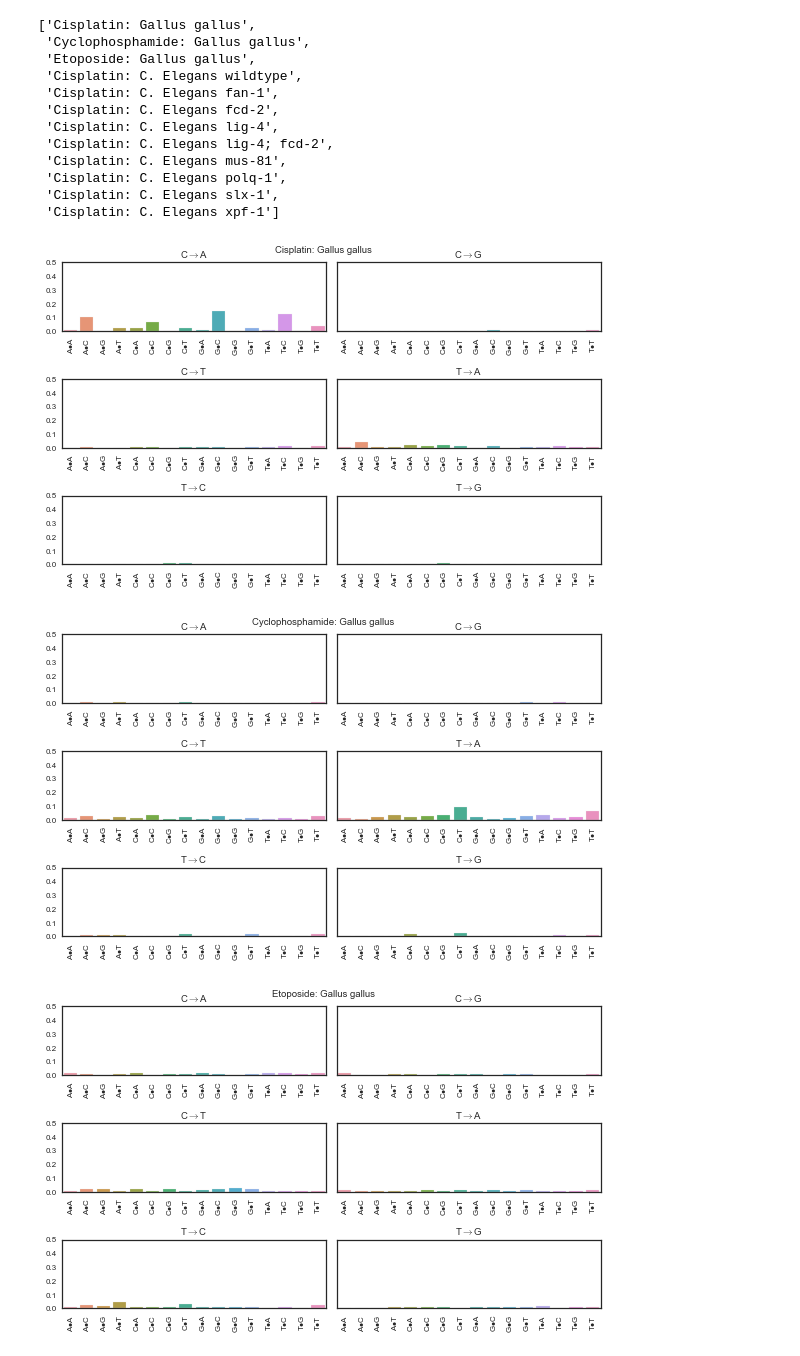
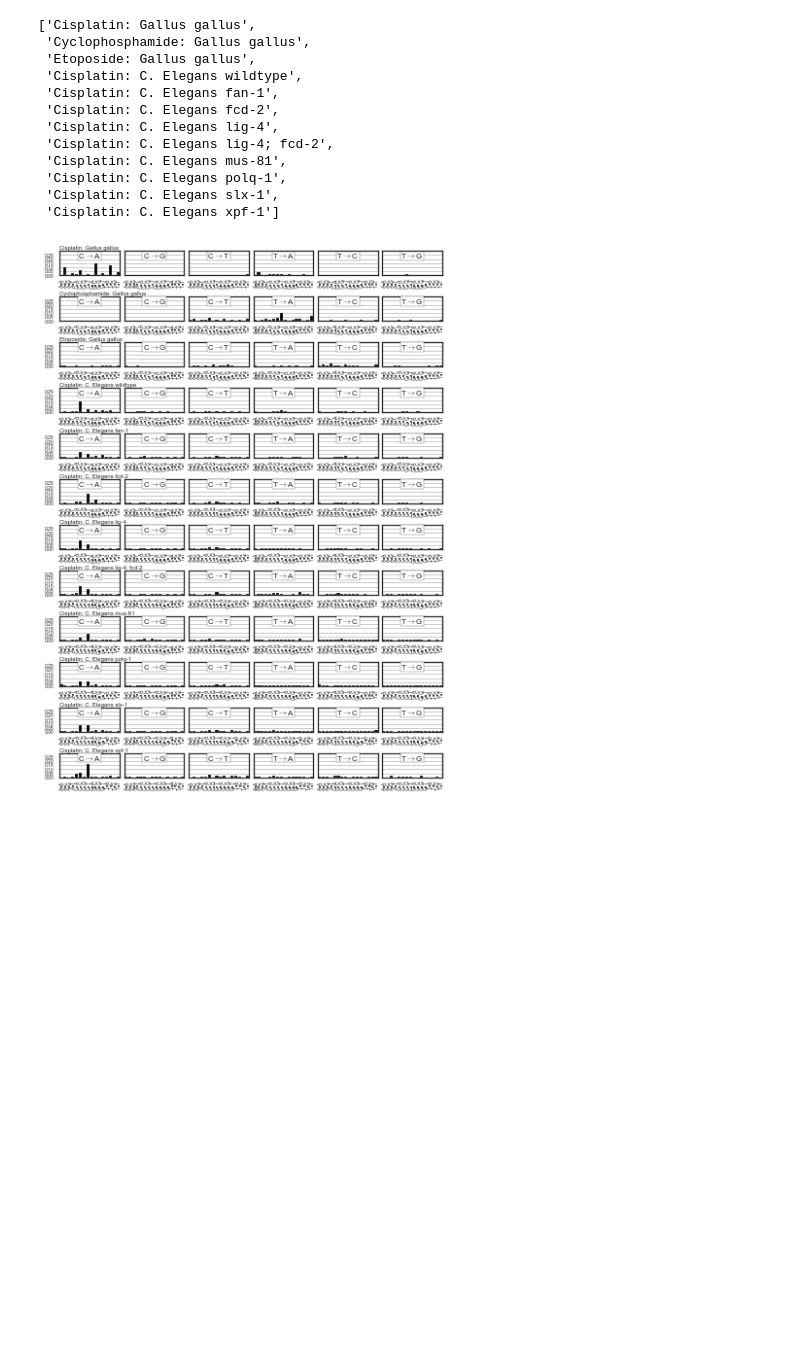
Before and after one commit to hammerlab/paper-aocs-chemo-neoantigens, a Jupyter notebook: notebooks/plot extracted signatures.ipynb, the cells around one changed output. Saved outputs shown, nothing was run; the diff lists cells and outputs as text; code cells hidden in the pictures; blank space fills up the shorter version.

```diff
--- a/notebooks/plot extracted signatures.ipynb
+++ b/notebooks/plot extracted signatures.ipynb
@@ -44,7 +44,6 @@ import pyfaidx
 Couldn't import dot_parser, loading of dot files will not be possible.
 Using Theano backend.
 # %%
-df = pandas.read_csv("../data/all_signatures.csv", index_col="Somatic Mutation Type")
-df["Somatic Mutation Type"] = df.index
+df = pandas.read_csv("../data/all_signatures.csv", index_col=0).T
 df
 # %% [output]
@@ -84,49 +82,59 @@ signatures_to_plot
  'Cisplatin: C. Elegans slx-1',
  'Cisplatin: C. Elegans xpf-1']
 # %%
-for signature in signatures_to_plot:
-    seaborn.set_context('paper')
-    seaborn.set_style("white")
-    pyplot.figure(figsize=(8,5))
+seaborn.set_context('paper')
+seaborn.set_style("white")
+pyplot.figure(figsize=(6,8))
 
-    grid=(3,2)
-    positions = []
-    for row in range(grid[0]):
-        for col in range(grid[1]):
-            positions.append((row, col))
+grid = (len(signatures_to_plot), 6)
 
-    prev_axes = []
-    for ((row, col), kind) in zip(positions, sorted(set(df.index.str.slice(2,5)))):
+prev_axes = []
+
+for (row, signature) in enumerate(signatures_to_plot):
+    for (col, kind) in enumerate(sorted(set(df.index.str.slice(2,5)))):
         sharex = sharey = None
         if col > 1:
             sharey = prev_axes[-1]
         if row != 0:
             sharex = prev_axes[-grid[1]]
 
         ax = pyplot.subplot2grid(grid, (row, col), sharex=sharex, sharey=sharey)
+        if col == 0:
+            pyplot.text(0, 0.32, signature, fontsize=6)
+
         prev_axes.append(ax)
 
-        sub_df = df[df.index.str.contains(kind)]
+        sub_df = df[df.index.str.contains(kind)].copy()
+        sub_df["mutation"] = sub_df.index
 
-        seaborn.barplot(ax=ax,
-                        data=sub_df,
-                        y=signature,
-                        x="Somatic Mutation Type")
-        pyplot.xticks(numpy.arange(sub_df.shape[0]), [x.replace("[%s]" % kind, r"$\bullet$") for x in sub_df.index])
+        pyplot.bar(numpy.arange(sub_df.shape[0]),
+                   sub_df[signature].values,
+                   color='black')
+
+        ax.tick_params(axis='x', which='major', pad=2)
+        pyplot.xticks(
+            numpy.arange(sub_df.shape[0]) + 0.5, [x.replace("[%s]" % kind, r"$\bullet$") for x in sub_df.index],
+            fontsize=5,
+        )
         pyplot.xticks(rotation=90)
         pyplot.ylabel("")
         pyplot.xlabel("")
-        pyplot.title(kind.replace(">", "$\\rightarrow$"))
-        pyplot.ylim(ymin=0, ymax=0.5)
-        #ax.xaxis.grid('on')
+        ax.text(0.5,.70,
+            kind.replace(">", "$\\rightarrow$"),
+            bbox=dict(facecolor='white', edgecolor='black', pad=0.2),
+            fontsize=8,
+            horizontalalignment='center',
+            transform=ax.transAxes)
+        pyplot.ylim(ymin=0, ymax=0.30)
+        ax.yaxis.grid('on', linewidth=1)
 
         #ax.label_outer()
+        pyplot.yticks([0.0, 0.05, 0.1, 0.15, 0.20, 0.25], fontsize=5)
         for label in ax.get_yticklabels():
             label.set_visible(ax.is_first_col())
 
-    pyplot.suptitle(signature)
-    pyplot.tight_layout()
+pyplot.tight_layout(w_pad=0, h_pad=0.85)
+
+pyplot.savefig("../figures/extracted_signatures.pdf")
 # %% [output]
-[figure, old version]
+[figure, new version]
-[figure, removed]
-[figure, removed]
```
Also changed, not shown: parts of 3 cells of this notebook, 2 other files.
